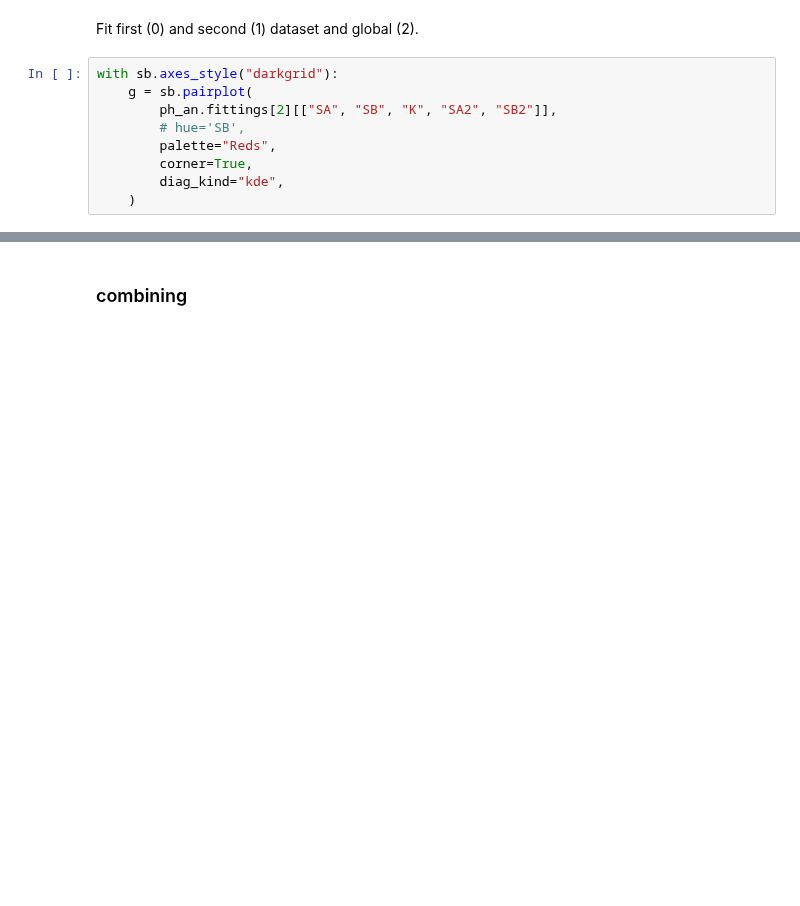
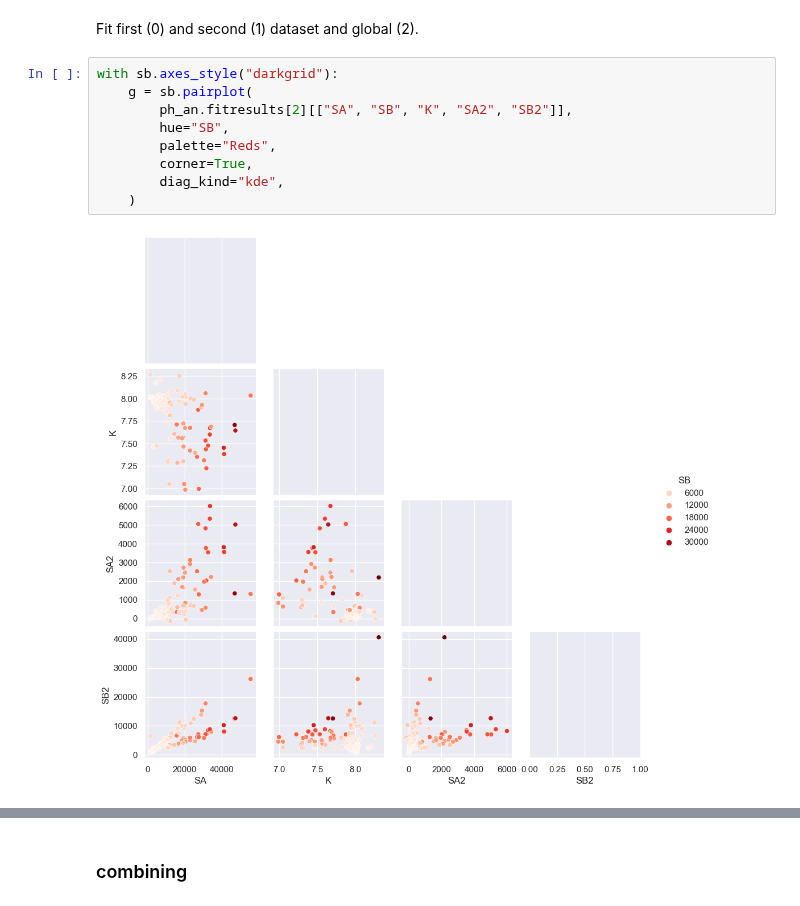
Before and after one commit to darosio/ClopHfit, a Jupyter notebook: docs/tutorials/prtecan.ipynb, the cells around one changed output, grey strips where cells are left out. Drawn from its saved outputs; the diff is of its cells as text; blank space fills up the shorter version.

```diff
--- a/docs/tutorials/prtecan.ipynb
+++ b/docs/tutorials/prtecan.ipynb
@@ -397,12 +476,14 @@ Fit first (0) and second (1) dataset and global (2).
 # %%
 with sb.axes_style("darkgrid"):
     g = sb.pairplot(
-        ph_an.fittings[2][["SA", "SB", "K", "SA2", "SB2"]],
-        # hue='SB',
+        ph_an.fitresults[2][["SA", "SB", "K", "SA2", "SB2"]],
+        hue="SB",
         palette="Reds",
         corner=True,
         diag_kind="kde",
     )
+# %% [output]
+[figure, added]
 # %%
 from pandas.plotting import scatter_matrix
 
```
Also changed, not shown: parts of 67 cells of this notebook, 1 other file.
